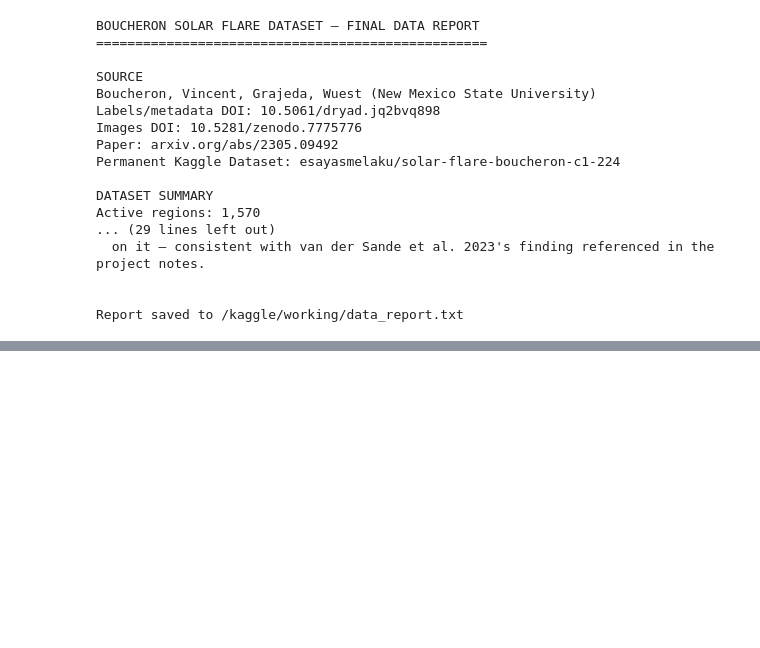
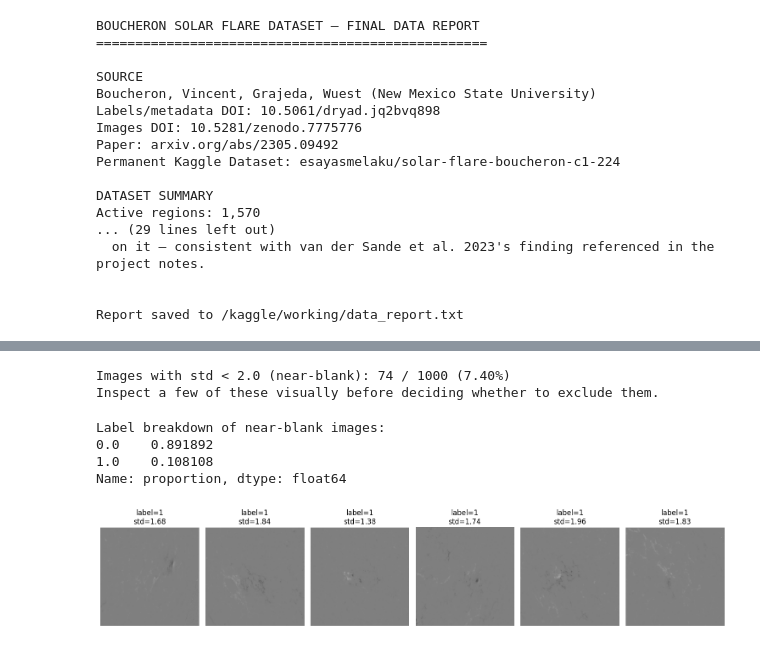
Before and after one commit to EsayasDS/Solar-flare-forecasting, a Jupyter notebook: solar-flare-forecasting.ipynb, the cells around one changed output, grey strips where cells are left out. Cells and saved outputs as stored; diff of their text form; code cells hidden in the pictures; blank space fills up the shorter version.

```diff
--- a/solar-flare-forecasting.ipynb
+++ b/solar-flare-forecasting.ipynb
@@ -477,0 +660,41 @@ Report saved to /kaggle/working/data_report.txt
+# %%
+all_stds = np.concatenate([flare_stds, nonflare_stds])
+blank_threshold = 2.0  # pixel std below this ≈ visually flat image; adjust after seeing the histogram
+
+n_blank = (all_stds < blank_threshold).sum()
+print(f"Images with std < {blank_threshold} (near-blank): {n_blank} / {len(all_stds)} ({100*n_blank/len(all_stds):.2f}%)")
+
+if n_blank > 0:
+    blank_idx = np.where(all_stds < blank_threshold)[0]
+    print("Inspect a few of these visually before deciding whether to exclude them.")
+# %% [output]
+Images with std < 2.0 (near-blank): 74 / 1000 (7.40%)
+Inspect a few of these visually before deciding whether to exclude them.
+# %%
+# Do near-blank images skew toward non-flare, as physics would predict?
+labels_for_stds = np.concatenate([np.ones(len(flare_stds)), np.zeros(len(nonflare_stds))])
+blank_mask = all_stds < blank_threshold
+print("Label breakdown of near-blank images:")
+print(pd.Series(labels_for_stds[blank_mask]).value_counts(normalize=True))
+
+# Visualize a handful to eyeball them
+combined_sample = pd.concat([
+    train_data[train_data["label"] == 1].sample(500, random_state=1),
+    train_data[train_data["label"] == 0].sample(500, random_state=1)
+]).reset_index(drop=True)
+
+blank_positions = np.where(blank_mask)[0]
+fig, axes = plt.subplots(1, min(6, len(blank_positions)), figsize=(15, 3))
+for i, idx in enumerate(blank_positions[:6]):
+    row = combined_sample.iloc[idx]
+    img = np.array(Image.open(get_image_path(row)))
+    axes[i].imshow(img, cmap="gray", vmin=0, vmax=255)
+    axes[i].set_title(f"label={row['label']}\nstd={all_stds[idx]:.2f}")
+    axes[i].axis("off")
+plt.tight_layout(); plt.show()
+# %% [output]
+Label breakdown of near-blank images:
+0.0    0.891892
+1.0    0.108108
+Name: proportion, dtype: float64
+[figure, added]
```
Also changed, not shown: parts of 38 cells of this notebook.
